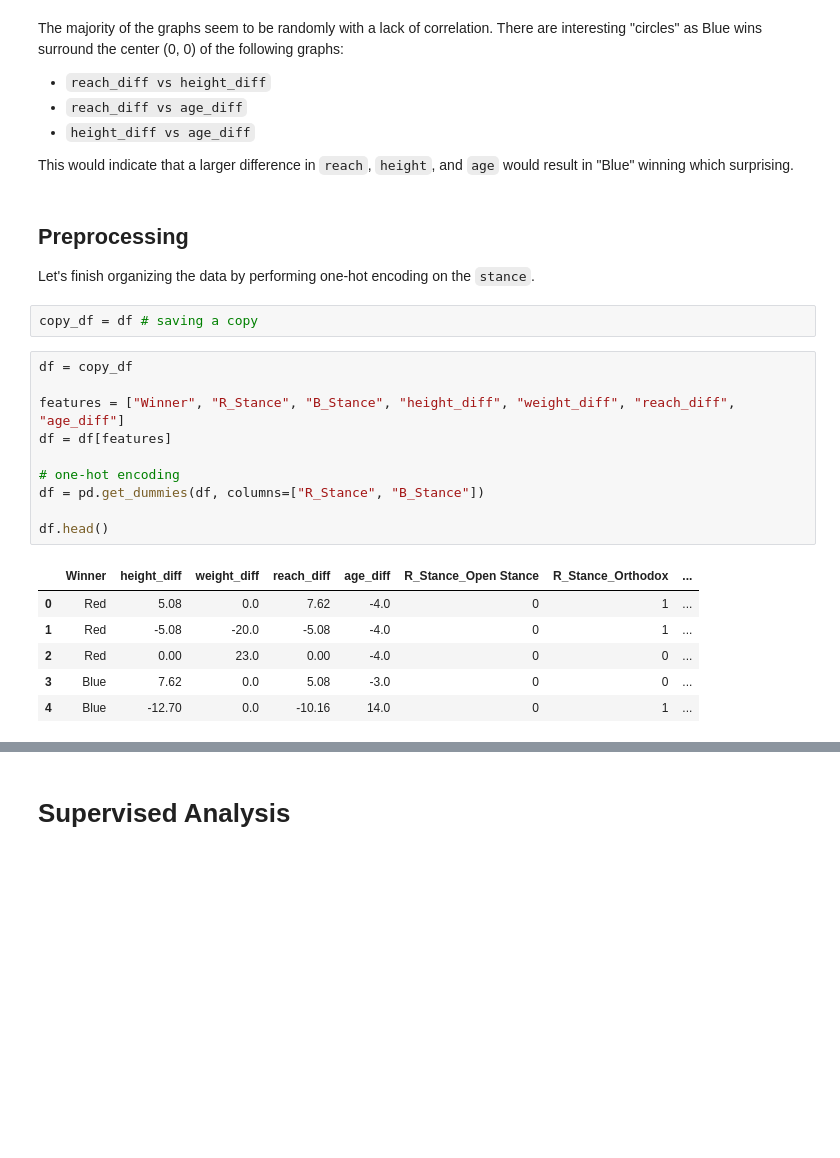
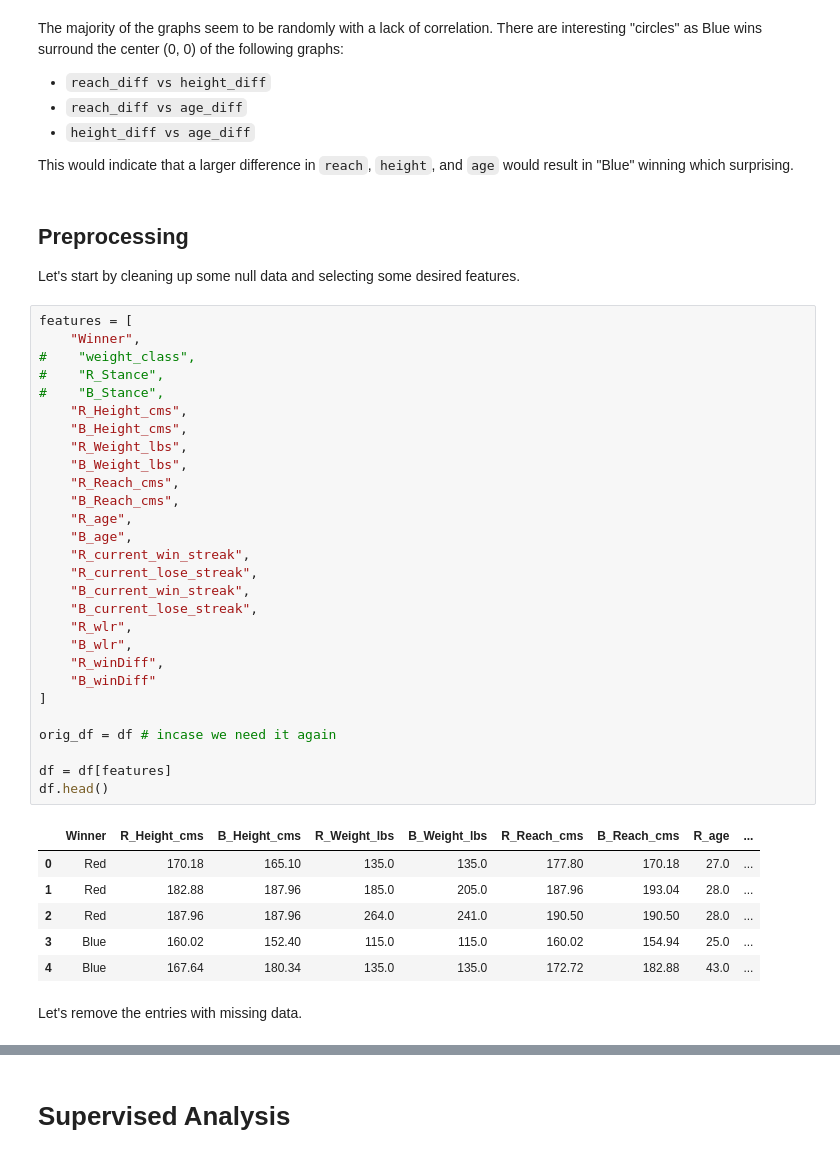
Before and after one commit to andrebhu/ufc-guesser, a Jupyter notebook: notebook.ipynb, the cells around one changed output, grey strips where cells are left out. Cells and saved outputs as stored; diff of their text form; blank space fills up the shorter version.

```diff
--- a/notebook.ipynb
+++ b/notebook.ipynb
@@ -296,25 +296,44 @@ The majority of the graphs seem to be randomly with a lack of correlation. There
 - `height_diff vs age_diff`
 
 This would indicate that a larger difference in `reach`, `height`, and `age` would result in "Blue" winning which surprising.
-# %% [markdown]
-## Preprocessing
-Let's finish organizing the data by performing one-hot encoding on the `stance`.
-# %%
-copy_df = df # saving a copy
-# %%
-df = copy_df
-
-features = ["Winner", "R_Stance", "B_Stance", "height_diff", "weight_diff", "reach_diff", "age_diff"]
-df = df[features]
-
-# one-hot encoding
-df = pd.get_dummies(df, columns=["R_Stance", "B_Stance"])
-
-df.head()
-# %% [output]
-|  | Winner | height_diff | weight_diff | reach_diff | age_diff | R_Stance_Open Stance | R_Stance_Orthodox | ... |
-| 0 | Red | 5.08 | 0.0 | 7.62 | -4.0 | 0 | 1 | ... |
-| 1 | Red | -5.08 | -20.0 | -5.08 | -4.0 | 0 | 1 | ... |
-| 2 | Red | 0.00 | 23.0 | 0.00 | -4.0 | 0 | 0 | ... |
-| 3 | Blue | 7.62 | 0.0 | 5.08 | -3.0 | 0 | 0 | ... |
-| 4 | Blue | -12.70 | 0.0 | -10.16 | 14.0 | 0 | 1 | ... |
+# %% [markdown]
+## Preprocessing
+
+Let's start by cleaning up some null data and selecting some desired features.
+# %%
+features = [
+    "Winner",
+#    "weight_class",
+#    "R_Stance",
+#    "B_Stance",
+    "R_Height_cms",
+    "B_Height_cms",
+    "R_Weight_lbs",
+    "B_Weight_lbs",
+    "R_Reach_cms",
+    "B_Reach_cms",
+    "R_age",
+    "B_age",
+    "R_current_win_streak",
+    "R_current_lose_streak",
+    "B_current_win_streak",
+    "B_current_lose_streak",
+    "R_wlr",
+    "B_wlr",
+    "R_winDiff",
+    "B_winDiff"
+]
+
+orig_df = df # incase we need it again
+
+df = df[features]
+df.head()
+# %% [output]
+|  | Winner | R_Height_cms | B_Height_cms | R_Weight_lbs | B_Weight_lbs | R_Reach_cms | B_Reach_cms | R_age | ... |
+| 0 | Red | 170.18 | 165.10 | 135.0 | 135.0 | 177.80 | 170.18 | 27.0 | ... |
+| 1 | Red | 182.88 | 187.96 | 185.0 | 205.0 | 187.96 | 193.04 | 28.0 | ... |
+| 2 | Red | 187.96 | 187.96 | 264.0 | 241.0 | 190.50 | 190.50 | 28.0 | ... |
+| 3 | Blue | 160.02 | 152.40 | 115.0 | 115.0 | 160.02 | 154.94 | 25.0 | ... |
+| 4 | Blue | 167.64 | 180.34 | 135.0 | 135.0 | 172.72 | 182.88 | 43.0 | ... |
+# %% [markdown]
+Let's remove the entries with missing data.
```
Also changed, not shown: parts of 43 cells of this notebook.
